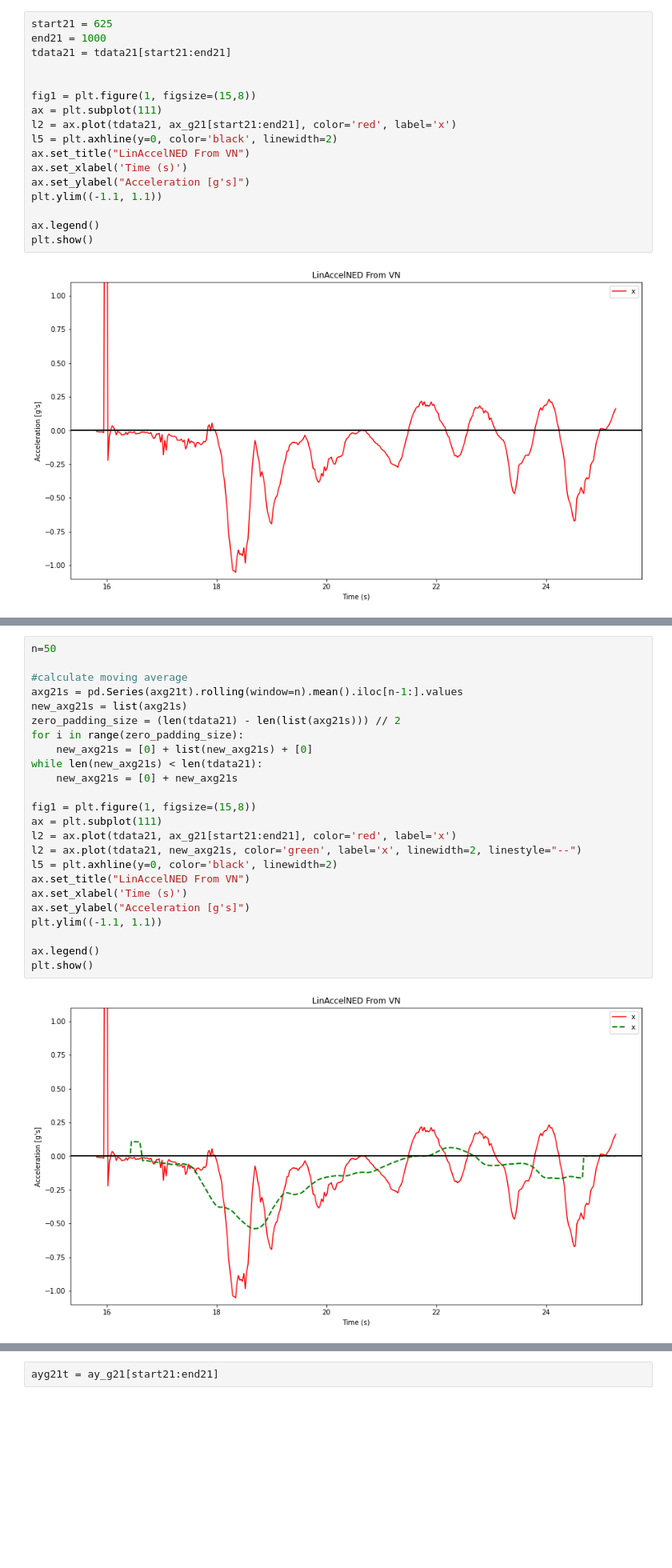
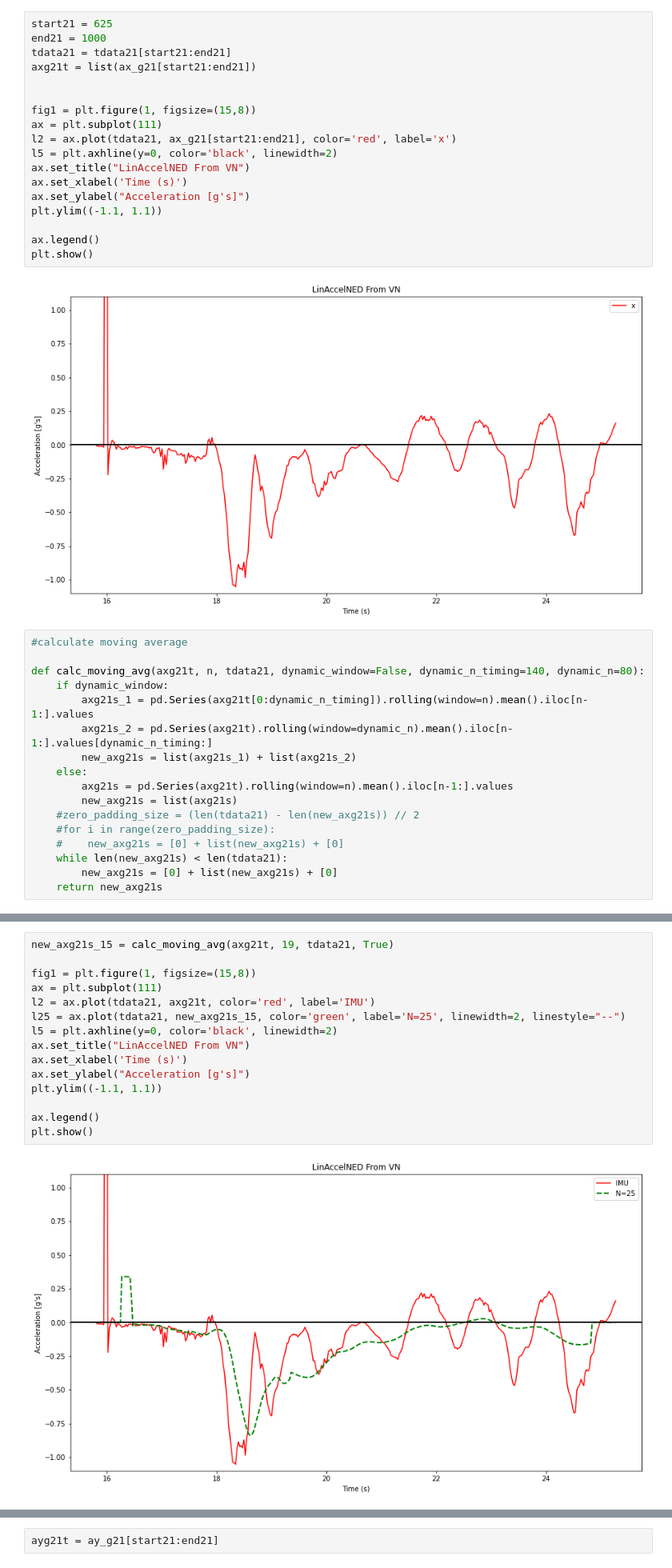
Before and after one commit to VADL-2022/IMU_VV, a Jupyter notebook: 03_Path_Recon/Moving_Averages.ipynb, the cells around one changed output, grey strips where cells are left out. Shown at 80% size. Cells and saved outputs as stored; diff of their text form; blank space fills up the shorter version.

```diff
--- a/03_Path_Recon/Moving_Averages.ipynb
+++ b/03_Path_Recon/Moving_Averages.ipynb
@@ -253,6 +42,7 @@ az_g21 = df['LinearAccelNed Z']/-9.8 #* -ft
 start21 = 625
 end21 = 1000
 tdata21 = tdata21[start21:end21]
+axg21t = list(ax_g21[start21:end21])
 
 
 fig1 = plt.figure(1, figsize=(15,8))
@@ -268,4 +58,21 @@ ax.legend()
 plt.show()
 # %% [output]
 [figure]
+# %%
+#calculate moving average
+
+def calc_moving_avg(axg21t, n, tdata21, dynamic_window=False, dynamic_n_timing=140, dynamic_n=80):
+    if dynamic_window:
+        axg21s_1 = pd.Series(axg21t[0:dynamic_n_timing]).rolling(window=n).mean().iloc[n-1:].values
+        axg21s_2 = pd.Series(axg21t).rolling(window=dynamic_n).mean().iloc[n-1:].values[dynamic_n_timing:]
+        new_axg21s = list(axg21s_1) + list(axg21s_2)
+    else:
+        axg21s = pd.Series(axg21t).rolling(window=n).mean().iloc[n-1:].values
+        new_axg21s = list(axg21s)
+    #zero_padding_size = (len(tdata21) - len(new_axg21s)) // 2
+    #for i in range(zero_padding_size):
+    #    new_axg21s = [0] + list(new_axg21s) + [0]
+    while len(new_axg21s) < len(tdata21):
+        new_axg21s = [0] + list(new_axg21s) + [0]
+    return new_axg21s
 # %%
@@ -339,26 +198,17 @@ Estimated Wind Speed via Moving Average: -0.00009328 m/s
 # %%
-n=50
-
-#calculate moving average
-axg21s = pd.Series(axg21t).rolling(window=n).mean().iloc[n-1:].values
-new_axg21s = list(axg21s)
-zero_padding_size = (len(tdata21) - len(list(axg21s))) // 2
-for i in range(zero_padding_size):
-    new_axg21s = [0] + list(new_axg21s) + [0]
-while len(new_axg21s) < len(tdata21):
-    new_axg21s = [0] + new_axg21s
+new_axg21s_15 = calc_moving_avg(axg21t, 19, tdata21, True)
 
 fig1 = plt.figure(1, figsize=(15,8))
 ax = plt.subplot(111)
-l2 = ax.plot(tdata21, ax_g21[start21:end21], color='red', label='x')
-l2 = ax.plot(tdata21, new_axg21s, color='green', label='x', linewidth=2, linestyle="--")
+l2 = ax.plot(tdata21, axg21t, color='red', label='IMU')
+l25 = ax.plot(tdata21, new_axg21s_15, color='green', label='N=25', linewidth=2, linestyle="--")
 l5 = plt.axhline(y=0, color='black', linewidth=2)
 ax.set_title("LinAccelNED From VN")
 ax.set_xlabel('Time (s)')
 ax.set_ylabel("Acceleration [g's]")
 plt.ylim((-1.1, 1.1))
 
 ax.legend()
 plt.show()
 # %% [output]
-[figure, old version]
+[figure, new version]
```
Also changed, not shown: parts of 19 cells of this notebook.
